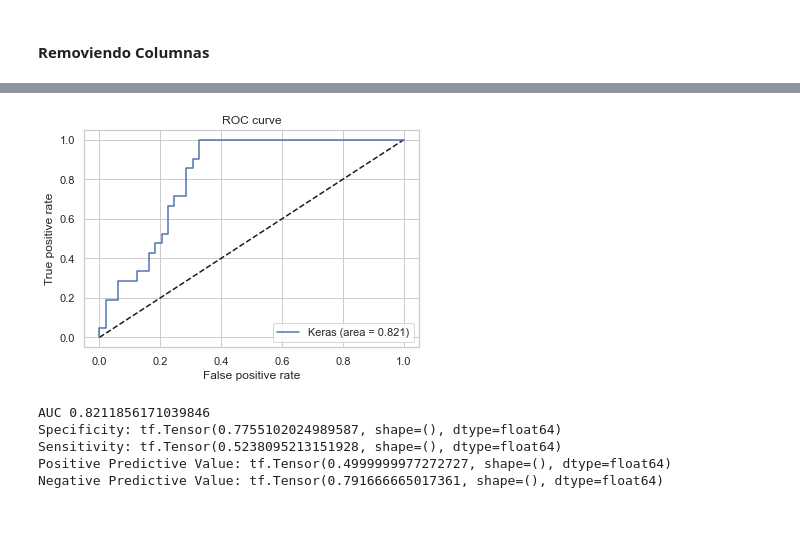
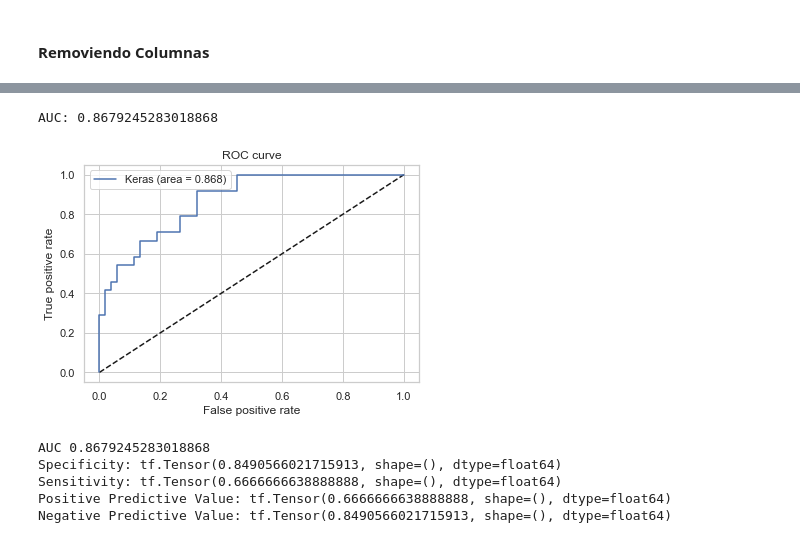
Before and after one commit to matifrancois/DeepLearning_Project2, a Jupyter notebook: Ej1/ej1__33.ipynb, the cells around one changed output, grey strips where cells are left out. Saved outputs shown, nothing was run; the diff lists cells and outputs as text; code cells hidden in the pictures.

```diff
--- a/Ej1/ej1__33.ipynb
+++ b/Ej1/ej1__33.ipynb
@@ -594,0 +570,15 @@ AUC: 0.8211856171039846
+# %%
+bestAuc = aucRepNulls
+tryRemovingCols = ['BloodPressure', 'Age', 'DiabetesPedigreeFunction', 'Pregnancies', 'SkinThickness']
+removeCols = []
+removeColsAuc = []
+nullCols = ['Glucose','BloodPressure','SkinThickness','BMI']
+
+for col in tryRemovingCols:
+    print(col)
+	pred = DiabetesPredictor(df,col ,replaceNulls=True, nullColumns=nullCols, columnsToRemove=[col])
+	pred.train_model()
+	aucR = pred.validate_model()
+	if (aucR>bestAuc):
+		removeCols.append(col)
+        removeColsAuc.append(aucR)
@@ -594,0 +614,4 @@ AUC: 0.8211856171039846
+# %%
+finalPred = DiabetesPredictor(df,'final' ,replaceNulls=True, nullColumns=['Glucose','BloodPressure','SkinThickness','BMI'],  columnsToRemove=removeCols)
+finalPred.train_model()
+aucFinal = finalPred.validate_model()
@@ -595,10 +633,14 @@ AUC: 0.8211856171039846
+# %%
+print('AUC: ' + str(aucFinal))
+# %% [output]
+AUC: 0.8679245283018868
 # %%
-predictorRemCols.plot_roc()
-predictorRemCols.get_metrics()
+finalPred.plot_roc()
+finalPred.get_metrics()
 # %% [output]
-[figure, old version]
+[figure, new version]
-AUC 0.8211856171039846
-Specificity: tf.Tensor(0.7755102024989587, shape=(), dtype=float64)
-Sensitivity: tf.Tensor(0.5238095213151928, shape=(), dtype=float64)
-Positive Predictive Value: tf.Tensor(0.4999999977272727, shape=(), dtype=float64)
-Negative Predictive Value: tf.Tensor(0.791666665017361, shape=(), dtype=float64)
+AUC 0.8679245283018868
+Specificity: tf.Tensor(0.8490566021715913, shape=(), dtype=float64)
+Sensitivity: tf.Tensor(0.6666666638888888, shape=(), dtype=float64)
+Positive Predictive Value: tf.Tensor(0.6666666638888888, shape=(), dtype=float64)
+Negative Predictive Value: tf.Tensor(0.8490566021715913, shape=(), dtype=float64)
```
Also changed, not shown: parts of 16 cells of this notebook.
